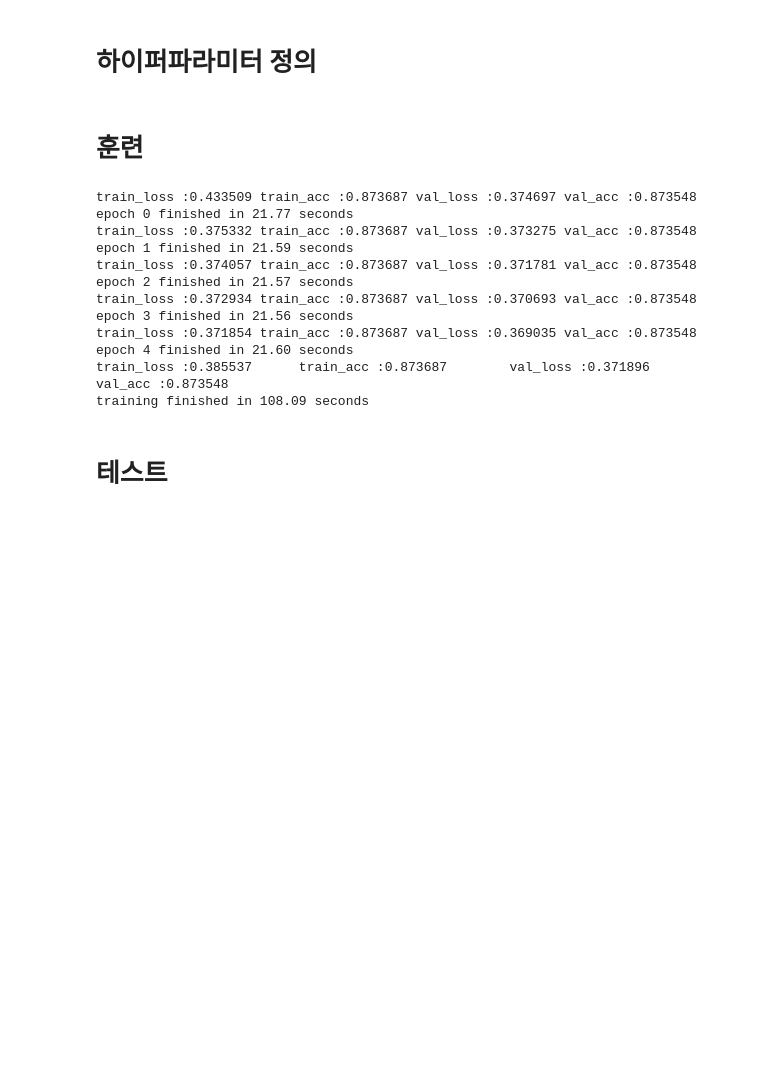
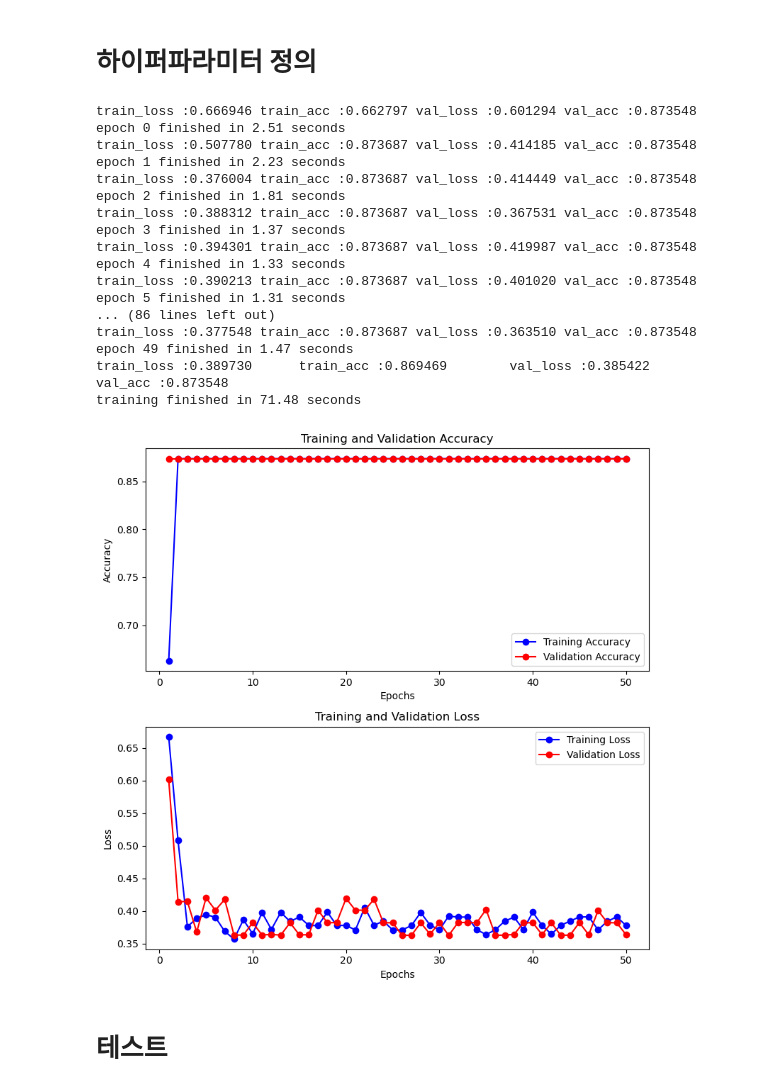
Before and after one commit to eva268/RNN-Study, a Jupyter notebook: RNN_EX.ipynb, the cells around one changed output. Drawn from its saved outputs; the diff is of its cells as text; code cells hidden in the pictures; blank space fills up the shorter version.

```diff
--- a/RNN_EX.ipynb
+++ b/RNN_EX.ipynb
@@ -146,9 +196,7 @@ class Net(nn.Module):
 # %% [markdown]
 # 하이퍼파라미터 정의
 # %%
-model = Net(2, 50)
+model = Net(2, 80)
 
 loss_fn = nn.BCELoss()
-optimizer = torch.optim.SGD(model.parameters(), lr=0.001)
+optimizer = torch.optim.Adam(model.parameters(), lr=0.001)
-# %% [markdown]
-# 훈련
@@ -202,7 +206,7 @@ import time
 train_ds = MyDataset(train)
 val_ds = MyDataset(val)
 
-epochs = 5
+epochs = 50
 train_loss = []
 train_acc = []
 val_loss = []
@@ -213,14 +217,14 @@ for epoch in range(epochs):
     epoch_start = time.time()
 
     train_iterator = iter(
-        DataLoader(train_ds, batch_size=1, shuffle=True, collate_fn=collate_fn)
+        DataLoader(train_ds, batch_size=512, shuffle=True, collate_fn=collate_fn)
     )
     val_iterator = iter(
-        DataLoader(val_ds, batch_size=1, shuffle=True, collate_fn=collate_fn)
+        DataLoader(val_ds, batch_size=64, shuffle=True, collate_fn=collate_fn)
     )
 
     epoch_loss, epoch_acc, epoch_val_loss, epoch_val_acc = training(
-        epoch, model, train_iterator, val_iterator
+        epoch, model, loss_fn, optimizer, train_iterator, val_iterator
     )
 
     train_loss.append(epoch_loss)
@@ -239,18 +243,53 @@ print(f"train_loss :{sum(train_loss)/epochs:.6f}\
 
 print(f"training finished in {end-start:.2f} seconds")
 # %% [output]
-train_loss :0.433509 train_acc :0.873687 val_loss :0.374697 val_acc :0.873548
-epoch 0 finished in 21.77 seconds
-train_loss :0.375332 train_acc :0.873687 val_loss :0.373275 val_acc :0.873548
-epoch 1 finished in 21.59 seconds
-train_loss :0.374057 train_acc :0.873687 val_loss :0.371781 val_acc :0.873548
-epoch 2 finished in 21.57 seconds
-train_loss :0.372934 train_acc :0.873687 val_loss :0.370693 val_acc :0.873548
-epoch 3 finished in 21.56 seconds
-train_loss :0.371854 train_acc :0.873687 val_loss :0.369035 val_acc :0.873548
-epoch 4 finished in 21.60 seconds
-train_loss :0.385537      train_acc :0.873687        val_loss :0.371896        val_acc :0.873548
-training finished in 108.09 seconds
+train_loss :0.666946 train_acc :0.662797 val_loss :0.601294 val_acc :0.873548
+epoch 0 finished in 2.51 seconds
+train_loss :0.507780 train_acc :0.873687 val_loss :0.414185 val_acc :0.873548
+epoch 1 finished in 2.23 seconds
+train_loss :0.376004 train_acc :0.873687 val_loss :0.414449 val_acc :0.873548
+epoch 2 finished in 1.81 seconds
+train_loss :0.388312 train_acc :0.873687 val_loss :0.367531 val_acc :0.873548
+epoch 3 finished in 1.37 seconds
+train_loss :0.394301 train_acc :0.873687 val_loss :0.419987 val_acc :0.873548
+epoch 4 finished in 1.33 seconds
+train_loss :0.390213 train_acc :0.873687 val_loss :0.401020 val_acc :0.873548
+epoch 5 finished in 1.31 seconds
+... (86 lines left out)
+train_loss :0.377548 train_acc :0.873687 val_loss :0.363510 val_acc :0.873548
+epoch 49 finished in 1.47 seconds
+train_loss :0.389730      train_acc :0.869469        val_loss :0.385422        val_acc :0.873548
+training finished in 71.48 seconds
+# %%
+import matplotlib.pyplot as plt
+def plot_metrics(train_acc, train_loss, val_acc, val_loss):
+    epochs = range(1, len(train_acc) + 1)
+
+    # Plotting accuracy
+    plt.figure(figsize=(8, 8))
+    plt.subplot(2, 1, 1)
+    plt.plot(epochs, train_acc, 'bo-', label='Training Accuracy')
+    plt.plot(epochs, val_acc, 'ro-', label='Validation Accuracy')
+    plt.title('Training and Validation Accuracy')
+    plt.xlabel('Epochs')
+    plt.ylabel('Accuracy')
+    plt.legend()
+
+    # Plotting loss
+    plt.subplot(2, 1, 2)
+    plt.plot(epochs, train_loss, 'bo-', label='Training Loss')
+    plt.plot(epochs, val_loss, 'ro-', label='Validation Loss')
+    plt.title('Training and Validation Loss')
+    plt.xlabel('Epochs')
+    plt.ylabel('Loss')
+    plt.legend()
+
+    plt.tight_layout()
+    plt.show()
+# %%
+plot_metrics(train_acc, train_loss, val_acc, val_loss)
+# %% [output]
+[figure, added]
 # %% [markdown]
 # 테스트
 # %%
```
Also changed, not shown: parts of 9 cells of this notebook.
